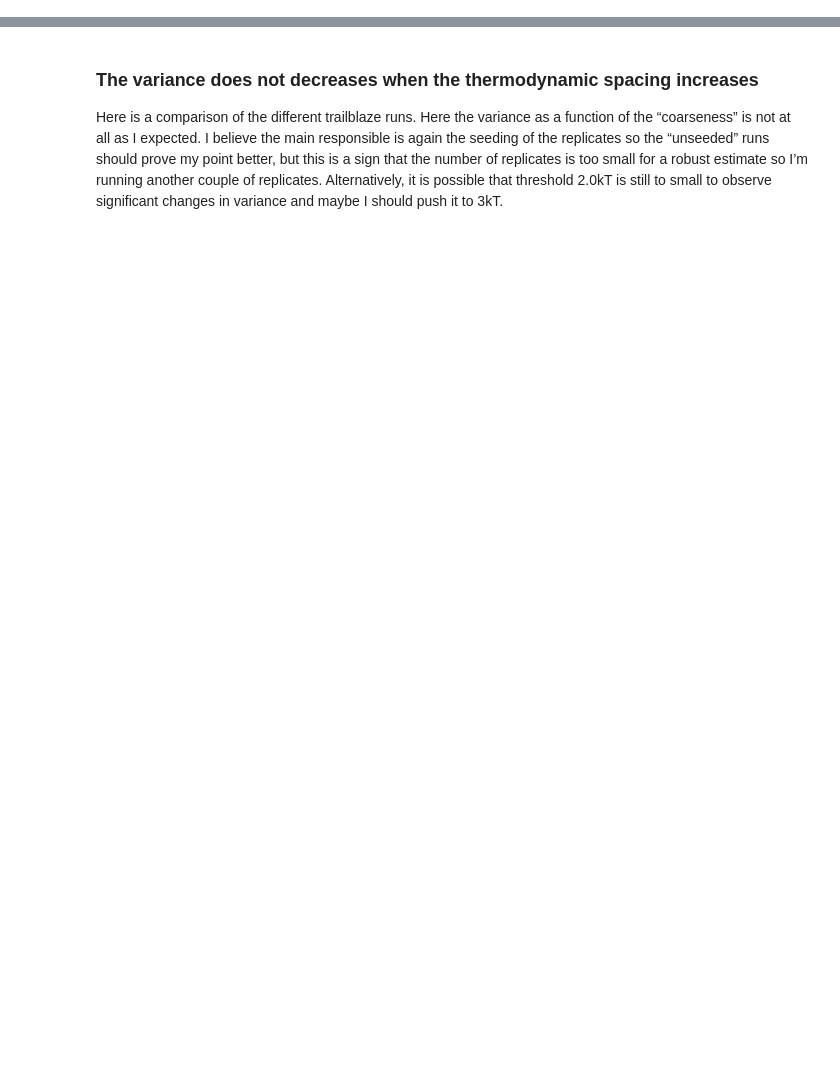
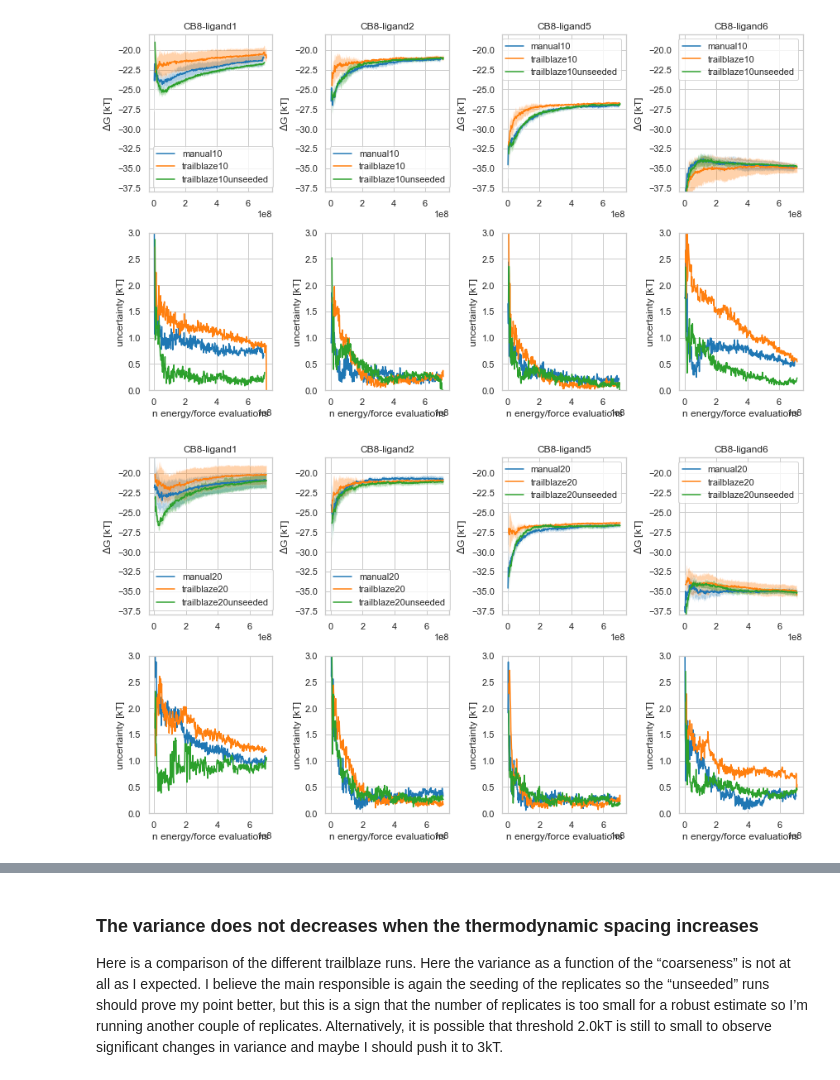
Before and after one commit to choderalab/thermodynamic-trailblazing, a Jupyter notebook: scripts/hrex_calculations.ipynb, the cells around one changed output, grey strips where cells are left out. Drawn from its saved outputs; the diff is of its cells as text; code cells hidden in the pictures; blank space fills up the shorter version.

```diff
--- a/scripts/hrex_calculations.ipynb
+++ b/scripts/hrex_calculations.ipynb
@@ -18,6 +19,7 @@ from analyze_hrex_calculations import read_free_energy_trajectory, experiment_na
 # %%
 # Constants.
 YANK_DIR_PATH = os.path.join('..', 'yank')
+EXPERIMENTS_DIR_PATH = os.path.join(YANK_DIR_PATH, 'experiments')
 FREE_ENERGY_TRAJ_DIR_PATH = os.path.join(YANK_DIR_PATH, 'free_energy_trajectories')
 THERMO_LENGTH_DIR_PATH = os.path.join(YANK_DIR_PATH, 'thermo_length')
 PLOTS_DIR_PATH = os.path.join(YANK_DIR_PATH, 'plots')
@@ -222,0 +336,30 @@ plot_free_trajectory_comparison(protocol_filters={'20'},
+# %%
+cb8_system_filter = lambda system_name: 'CB8' in system_name
+cb8_ylim = (-38, -18)
+cb8_uncertainty_ylim = (0, 3)
+
+t4_system_filter = lambda system_name: 'T4' in system_name
+t4_ylim = (-10, 2)
+t4_uncertainty_ylim = (0, 3)
+
+all_fe_trajectories = read_all_free_energy_trajectories()
+# %%
+plot_free_trajectory_comparison(
+    all_fe_trajectories=all_fe_trajectories,
+    system_filter=cb8_system_filter,
+    protocol_filter=lambda prot_name: '10' in prot_name,
+    ylim=cb8_ylim, uncertainty_ylim=cb8_uncertainty_ylim,
+    plot_mean=True, plot_uncertainty=True, plot_uncertainty_separately=True,
+    output_file_name='CB8-10-f-traj.pdf'
+)
+plot_free_trajectory_comparison(
+    all_fe_trajectories=all_fe_trajectories,
+    system_filter=cb8_system_filter,
+    protocol_filter=lambda prot_name: '20' in prot_name,
+    ylim=cb8_ylim, uncertainty_ylim=cb8_uncertainty_ylim,
+    plot_mean=True, plot_uncertainty=True, plot_uncertainty_separately=True,
+    output_file_name='CB8-20-f-traj.pdf'
+)
+# %% [output]
+[figure, added]
+[figure, added]
```
Also changed, not shown: parts of 20 cells of this notebook, 3 other files.
